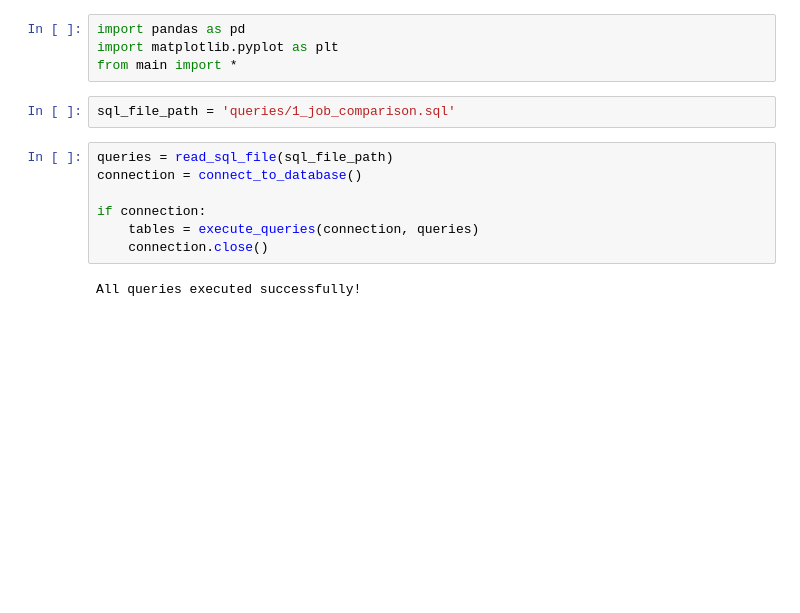
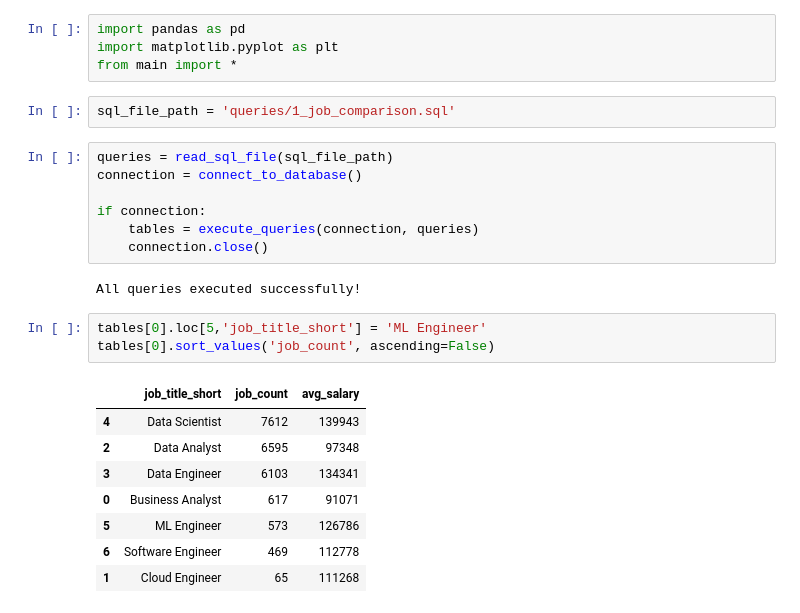
Before and after one commit to enes-turk/sql_job_analysis, a Jupyter notebook: notebook.ipynb, the cells around one changed output. Saved outputs shown, nothing was run; the diff lists cells and outputs as text; blank space fills up the shorter version.

```diff
--- a/notebook.ipynb
+++ b/notebook.ipynb
@@ -13,3 +13,15 @@ if connection:
     connection.close()
 # %% [output]
 All queries executed successfully!
+# %%
+tables[0].loc[5,'job_title_short'] = 'ML Engineer'
+tables[0].sort_values('job_count', ascending=False)
+# %% [output]
+|  | job_title_short | job_count | avg_salary |
+| 4 | Data Scientist | 7612 | 139943 |
+| 2 | Data Analyst | 6595 | 97348 |
+| 3 | Data Engineer | 6103 | 134341 |
+| 0 | Business Analyst | 617 | 91071 |
+| 5 | ML Engineer | 573 | 126786 |
+| 6 | Software Engineer | 469 | 112778 |
+| 1 | Cloud Engineer | 65 | 111268 |
```
Also changed, not shown: parts of 4 cells of this notebook, 4 other files.
